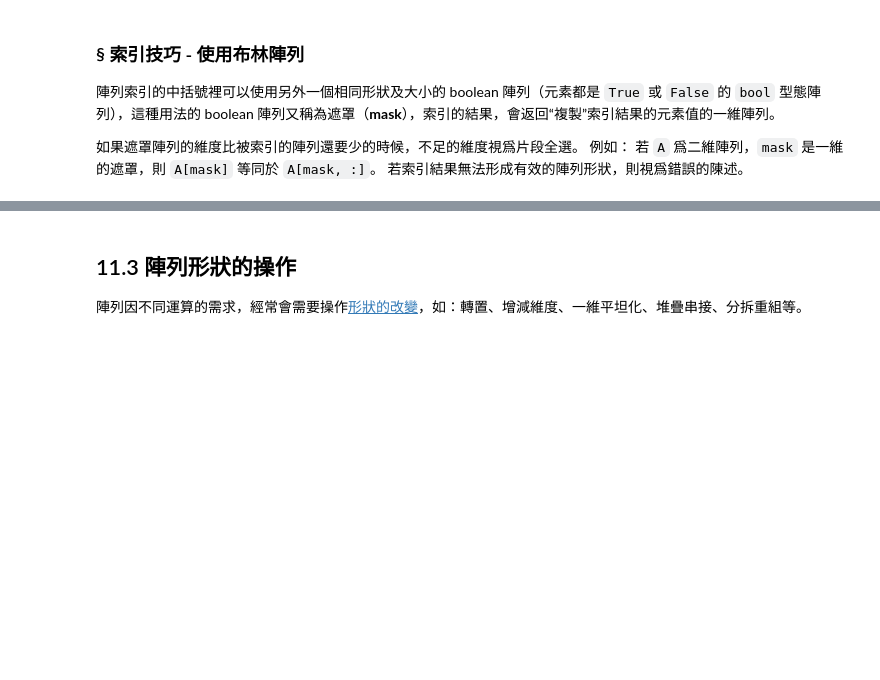
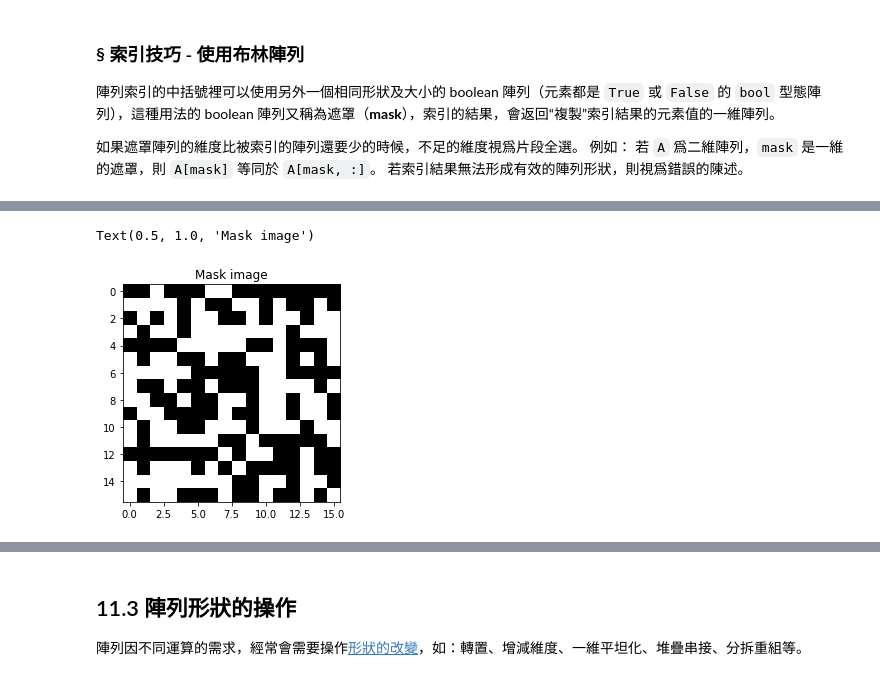
Before and after one commit to twMr7/Python-Machine-Learning, a Jupyter notebook: 11-Numpy_Vectorized_Computation.ipynb, the cells around one changed output, grey strips where cells are left out. Saved outputs shown, nothing was run; the diff lists cells and outputs as text; code cells hidden in the pictures; blank space fills up the shorter version.

```diff
--- a/11-Numpy_Vectorized_Computation.ipynb
+++ b/11-Numpy_Vectorized_Computation.ipynb
@@ -186,8 +264,13 @@ ax1.set_title('Original Image')
 # %%
 # 取門檻值後作為遮罩，"<" 的比較運算下在一節中詳細介紹
 mask = I < 128
+# 顯示遮罩成影像
+fig2, ax2 = plt.subplots()
 ax2.imshow(mask, cmap='gray')
 ax2.set_title('Mask image')
+# %% [output]
+Text(0.5, 1.0, 'Mask image')
+[figure, added]
 # %%
 # 遮罩陣列當成索引陣列，將原陣列中符合門檻值條件的元素都設成 0
 I[mask] = 0
```
Also changed, not shown: parts of 56 cells of this notebook.
